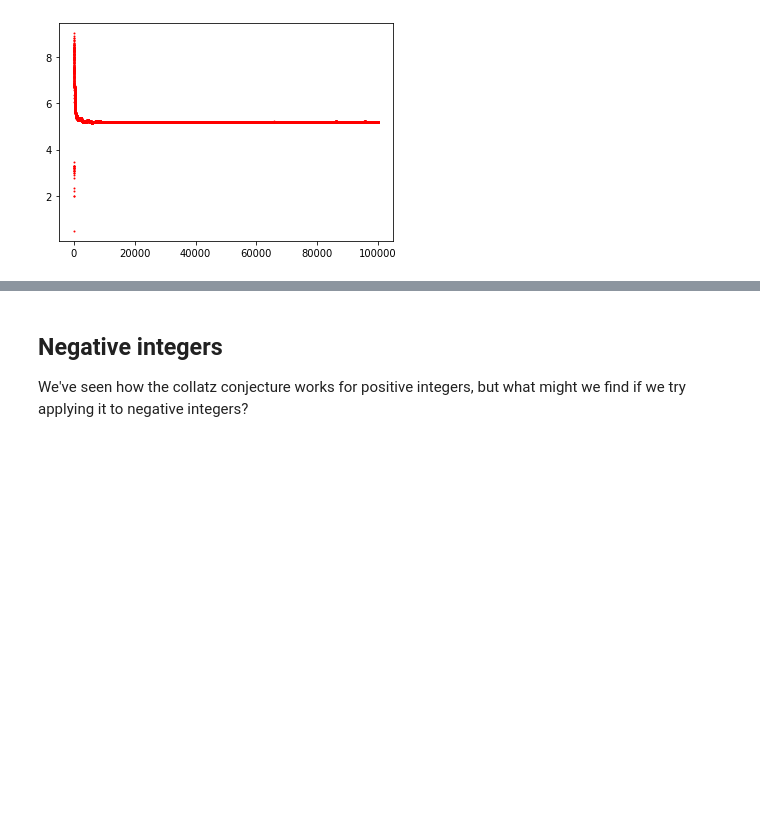
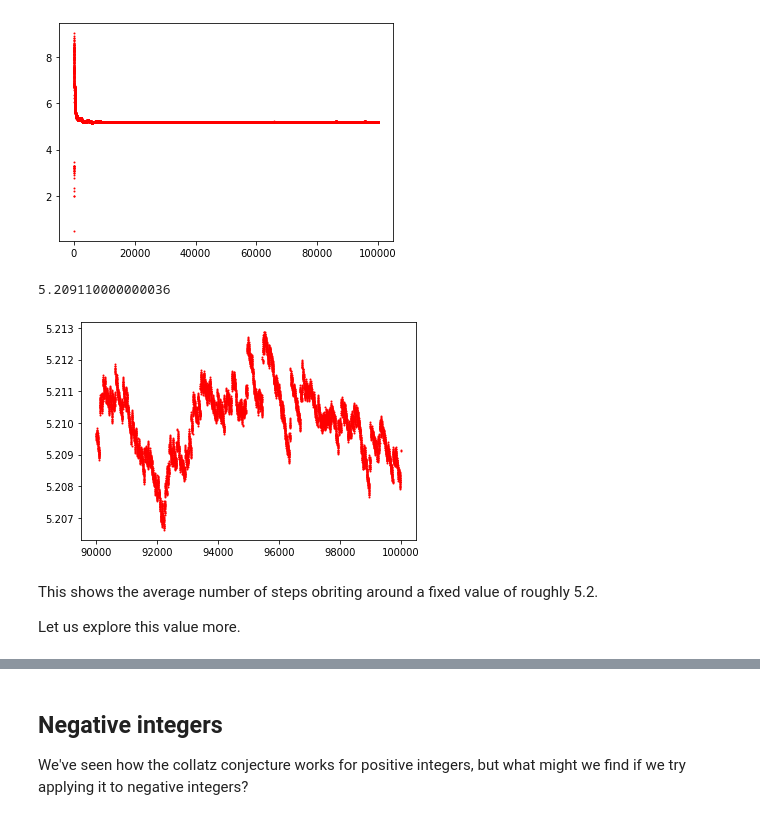
Before and after one commit to JesseLynch37/Math152, a Jupyter notebook: Exploration1_.ipynb, the cells around one changed output, grey strips where cells are left out. Drawn from its saved outputs; the diff is of its cells as text; code cells hidden in the pictures; blank space fills up the shorter version.

```diff
--- a/Exploration1_.ipynb
+++ b/Exploration1_.ipynb
@@ -203,3 +225,27 @@ plt.show()
 # %% [output]
 5.209110000000036
 [figure]
+# %%
+#  A zoom into the right side of the previous graph:
+x_values, y_values = [], []
+average = 0
+for N in range(2, 100001):
+    x_values.append(N)
+    steps = 0
+    n = N
+    while n >= N:
+        n = collatz(n)
+        steps += 1
+    average = ((N - 1) * average + steps) / N
+    y_values.append(average)
+
+print(average)
+plt.scatter(x_values[-10000:], y_values[-10000:], s=1, c='red')
+plt.show()
+# %% [output]
+5.209110000000036
+[figure, added]
+# %% [markdown]
+This shows the average number of steps obriting around a fixed value of roughly 5.2.
+
+Let us explore this value more.
```
Also changed, not shown: parts of 4 cells of this notebook.
